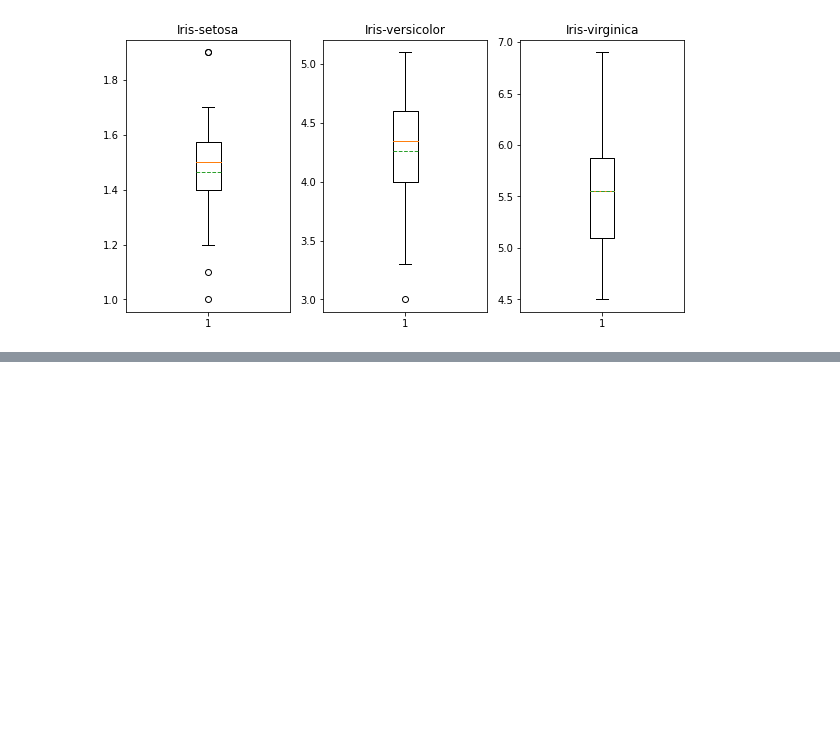
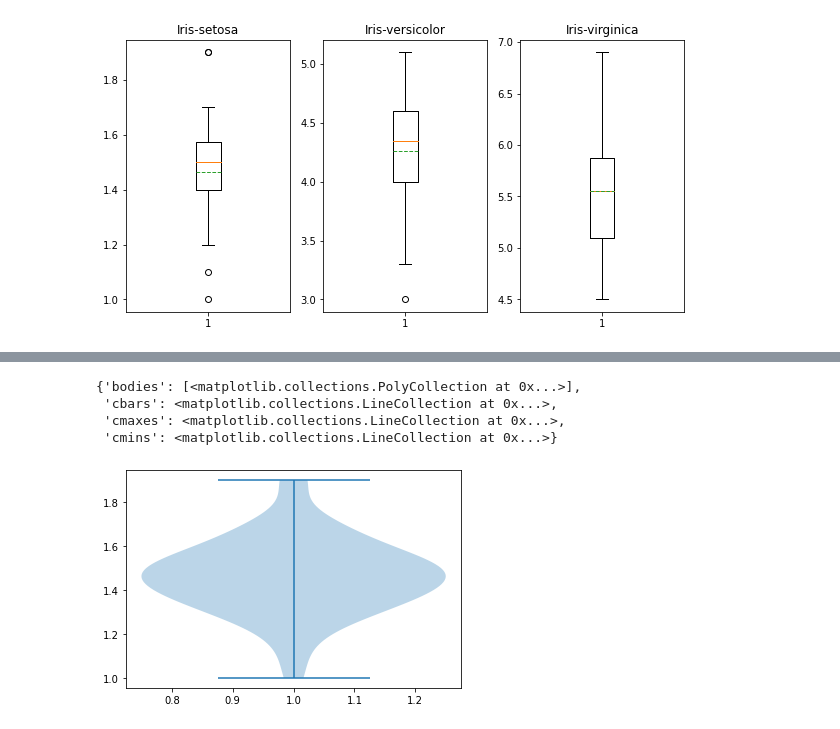
Before and after one commit to chayakonchanlun/data_viz_2022, a Jupyter notebook: Dataviz02_Data_Distribution.ipynb, the cells around one changed output, grey strips where cells are left out. Drawn from its saved outputs; the diff is of its cells as text; code cells hidden in the pictures; blank space fills up the shorter version.

```diff
--- a/Dataviz02_Data_Distribution.ipynb
+++ b/Dataviz02_Data_Distribution.ipynb
@@ -337,0 +344,8 @@ plt.title('Iris-virginica')  # สร้างชื่อกราฟบอก
+# %%
+plt.violinplot(df['PetalLength'][:50])
+# %% [output]
+{'bodies': [<matplotlib.collections.PolyCollection at 0x...>],
+ 'cbars': <matplotlib.collections.LineCollection at 0x...>,
+ 'cmaxes': <matplotlib.collections.LineCollection at 0x...>,
+ 'cmins': <matplotlib.collections.LineCollection at 0x...>}
+[figure, added]
```
Also changed, not shown: parts of 5 cells of this notebook.
